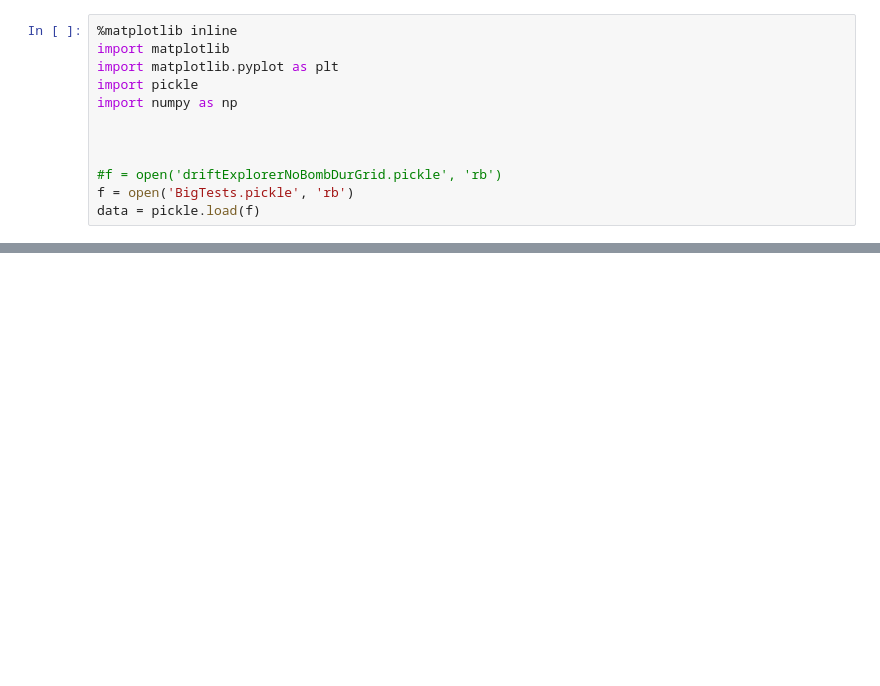
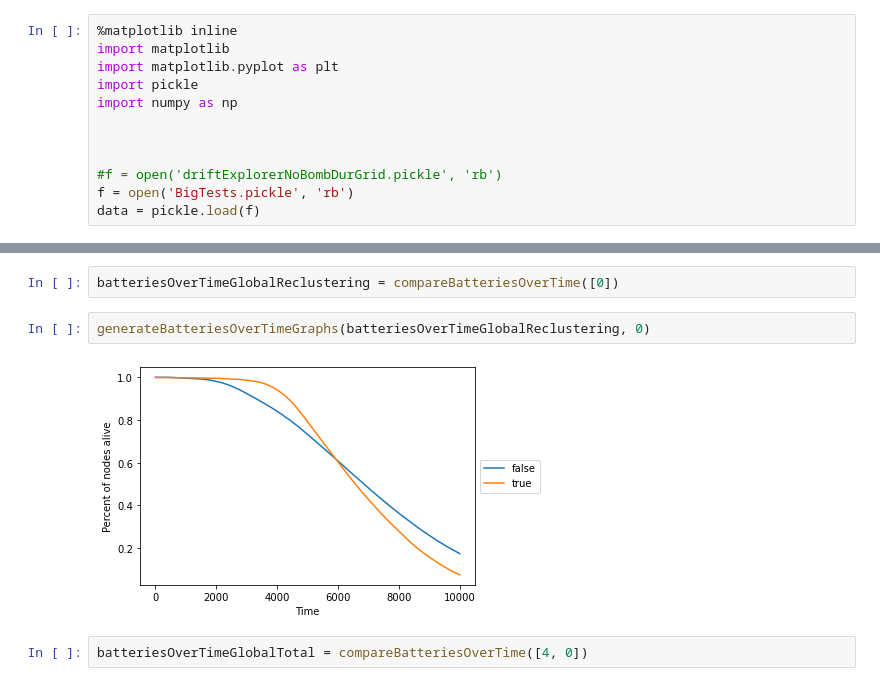
Before and after one commit to ptrick9/CPS_Simulator, a Jupyter notebook: statistics/Big Tests Analysis.ipynb, the cells around one changed output, grey strips where cells are left out. Cells and saved outputs as stored; diff of their text form; blank space fills up the shorter version.

```diff
--- a/statistics/Big Tests Analysis.ipynb
+++ b/statistics/Big Tests Analysis.ipynb
@@ -139,0 +117,8 @@ def compareBatteriesOverTime():
+# %%
+batteriesOverTimeGlobalReclustering = compareBatteriesOverTime([0])
+# %%
+generateBatteriesOverTimeGraphs(batteriesOverTimeGlobalReclustering, 0)
+# %% [output]
+[figure, added]
+# %%
+batteriesOverTimeGlobalTotal = compareBatteriesOverTime([4, 0])
```
Also changed, not shown: parts of 20 cells of this notebook, 2 other files.
